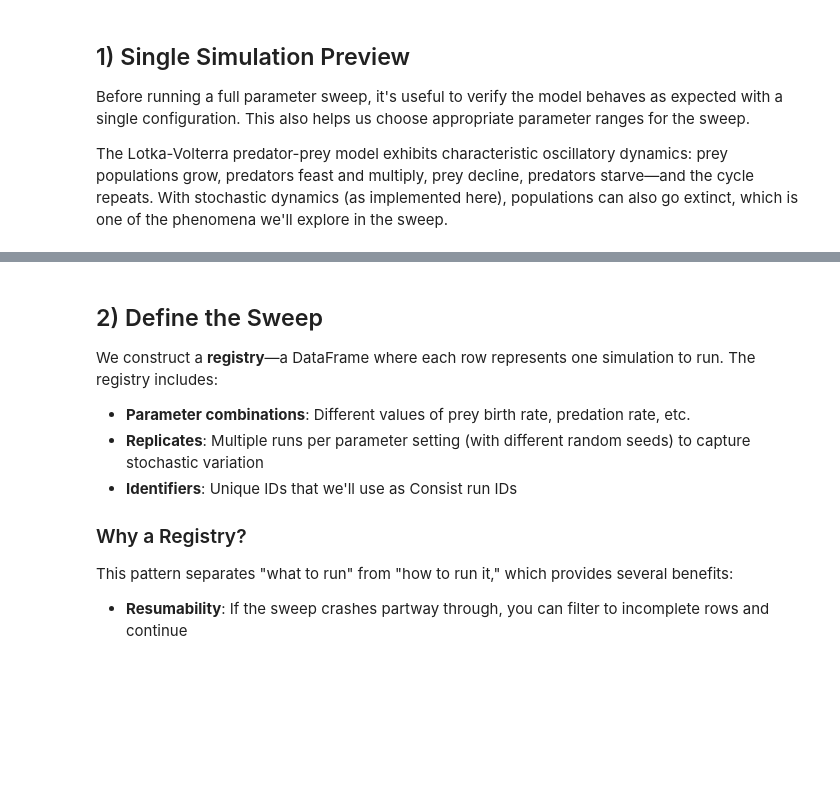
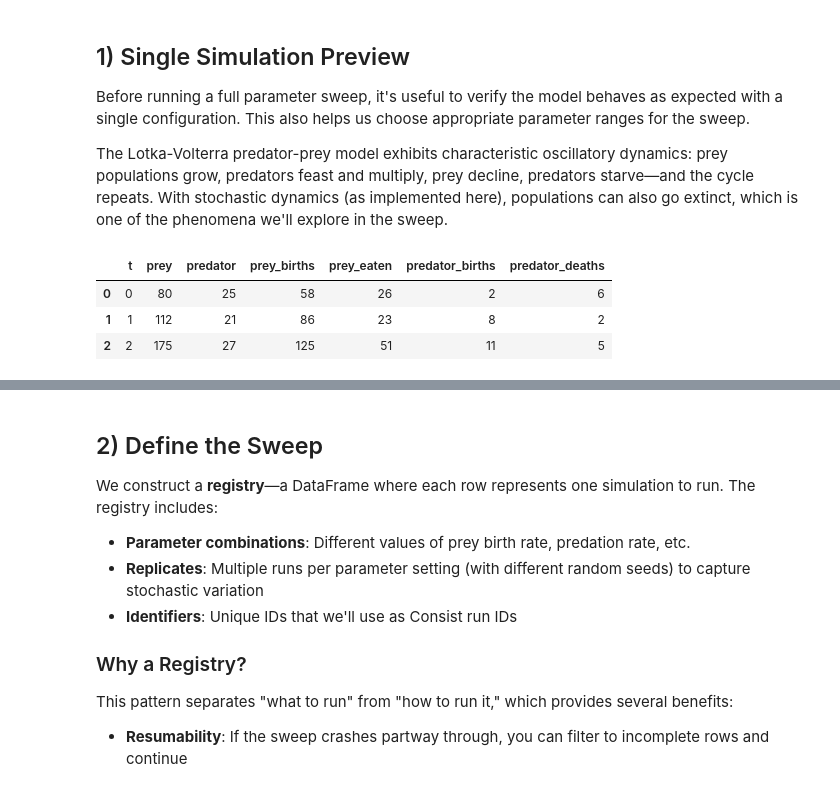
Before and after one commit to LBNL-UCB-STI/consist, a Jupyter notebook: examples/01_parameter_sweep_monte_carlo.ipynb, the cells around one changed output, grey strips where cells are left out. Drawn from its saved outputs; the diff is of its cells as text; code cells hidden in the pictures; blank space fills up the shorter version.

```diff
--- a/examples/01_parameter_sweep_monte_carlo.ipynb
+++ b/examples/01_parameter_sweep_monte_carlo.ipynb
@@ -114,31 +115,36 @@ The Lotka-Volterra predator-prey model exhibits characteristic oscillatory dynam
 # %%
 base_config = PredatorPreyConfig(
     steps=250,
     sample_every=1,
     prey_init=80,
     predator_init=25,
     predator_birth_efficiency=0.20,
 )
 
 preview_row = {
     "seed": 7,
     "prey_birth_rate": 0.70,
     "predation_rate": 0.011,
     "predator_birth_efficiency": 0.20,
     "predator_death_rate": 0.18,
 }
 
 preview_series = run_one_simulation(
     base_config=base_config,
     registry_row=preview_row,
 )
-display(preview_series.head())
+display(preview_series.head(3))
 
 fig, ax = plt.subplots(figsize=(8, 4))
 ax.plot(preview_series["t"], preview_series["prey"], label="prey")
 ax.plot(preview_series["t"], preview_series["predator"], label="predator")
 ax.set_title("Single-run trajectory (preview)")
 ax.set_xlabel("t")
 ax.set_ylabel("population")
 ax.legend()
 plt.show()
+# %% [output]
+|  | t | prey | predator | prey_births | prey_eaten | predator_births | predator_deaths |
+| 0 | 0 | 80 | 25 | 58 | 26 | 2 | 6 |
+| 1 | 1 | 112 | 21 | 86 | 23 | 8 | 2 |
+| 2 | 2 | 175 | 27 | 125 | 51 | 11 | 5 |
```
Also changed, not shown: parts of 8 cells of this notebook, 4 other files.
